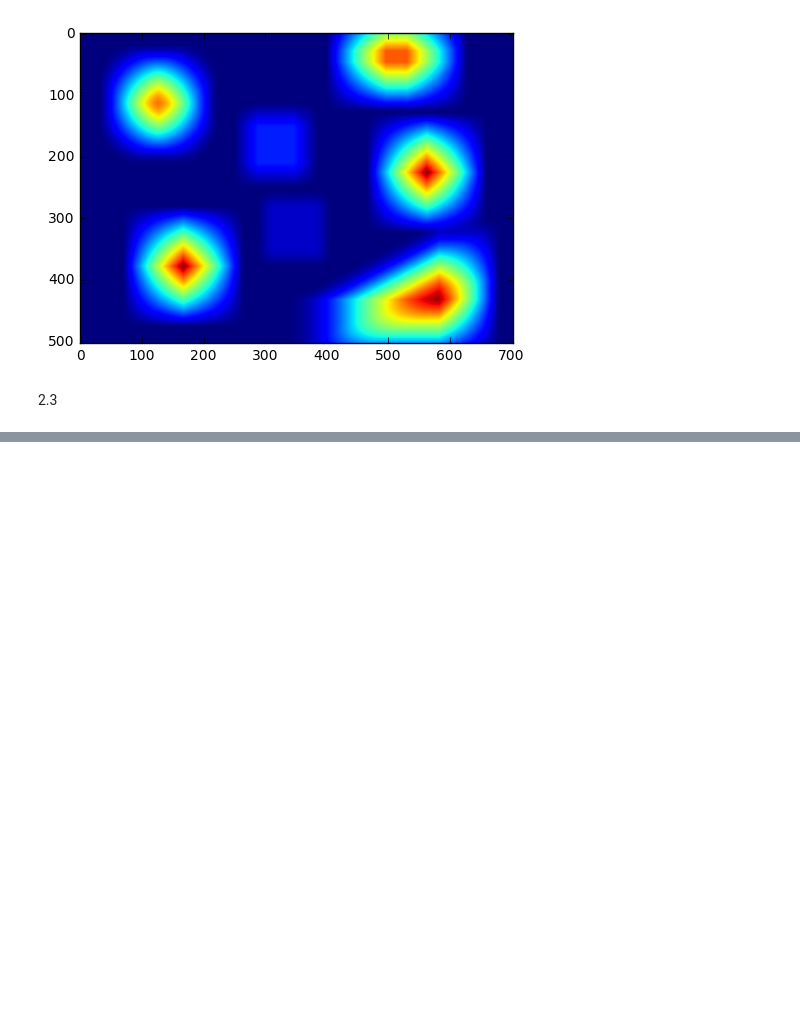
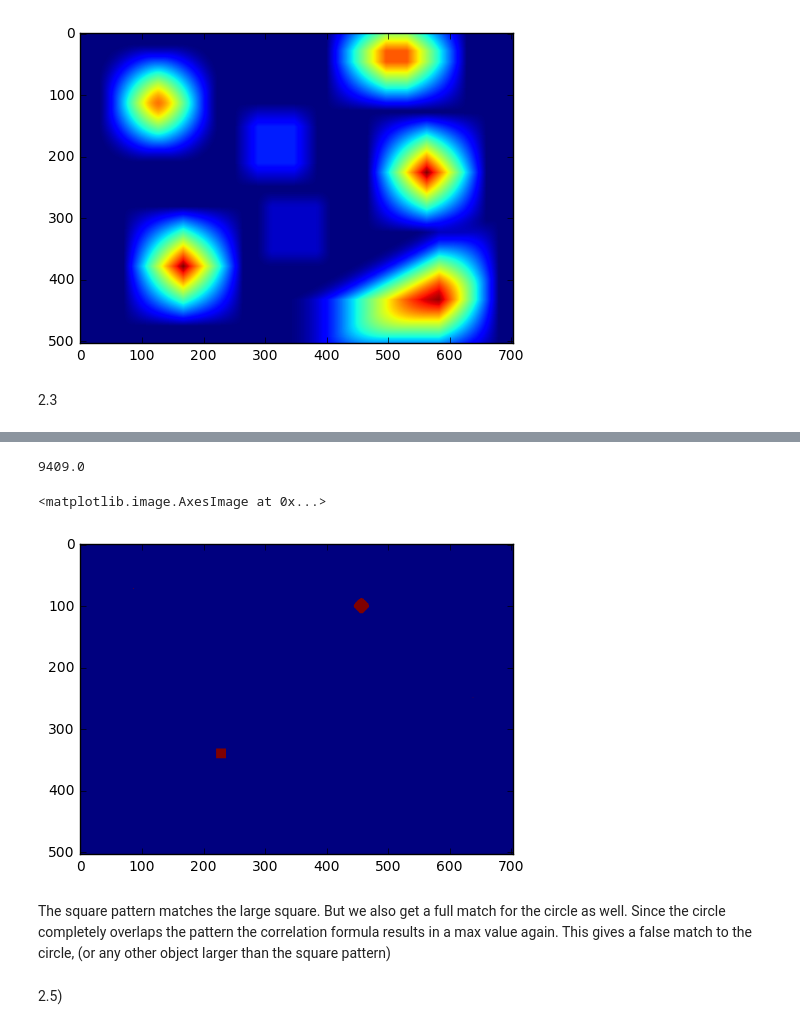
Before and after one commit to kanoria/cv-technion, a Jupyter notebook: Section2.ipynb, the cells around one changed output, grey strips where cells are left out. Drawn from its saved outputs; the diff is of its cells as text; code cells hidden in the pictures; blank space fills up the shorter version.

```diff
--- a/Section2.ipynb
+++ b/Section2.ipynb
@@ -67,0 +92,14 @@ plt.show()
+# %%
+print np.amax(res2)
+ret2,thresh2 = cv2.threshold(res2,9400.0,9409.0,cv2.THRESH_BINARY)
+plt.imshow(thresh2)
+# %% [output]
+9409.0
+<matplotlib.image.AxesImage at 0x...>
+[figure, added]
+# %% [markdown]
+The square pattern matches the large square. But we also get a full match for the circle as well.
+Since the circle completely overlaps the pattern the correlation formula results in a max value again.
+This gives a false match to the circle, (or any other object larger than the square pattern)
+# %% [markdown]
+2.5)
```
Also changed, not shown: parts of 26 cells of this notebook.
